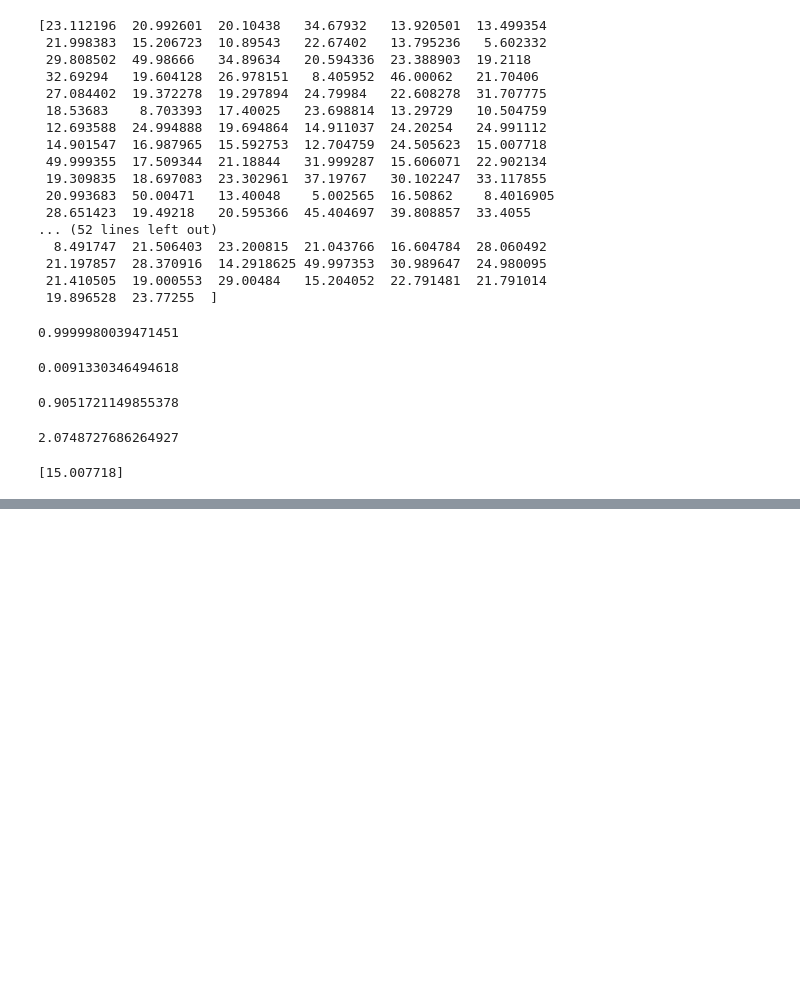
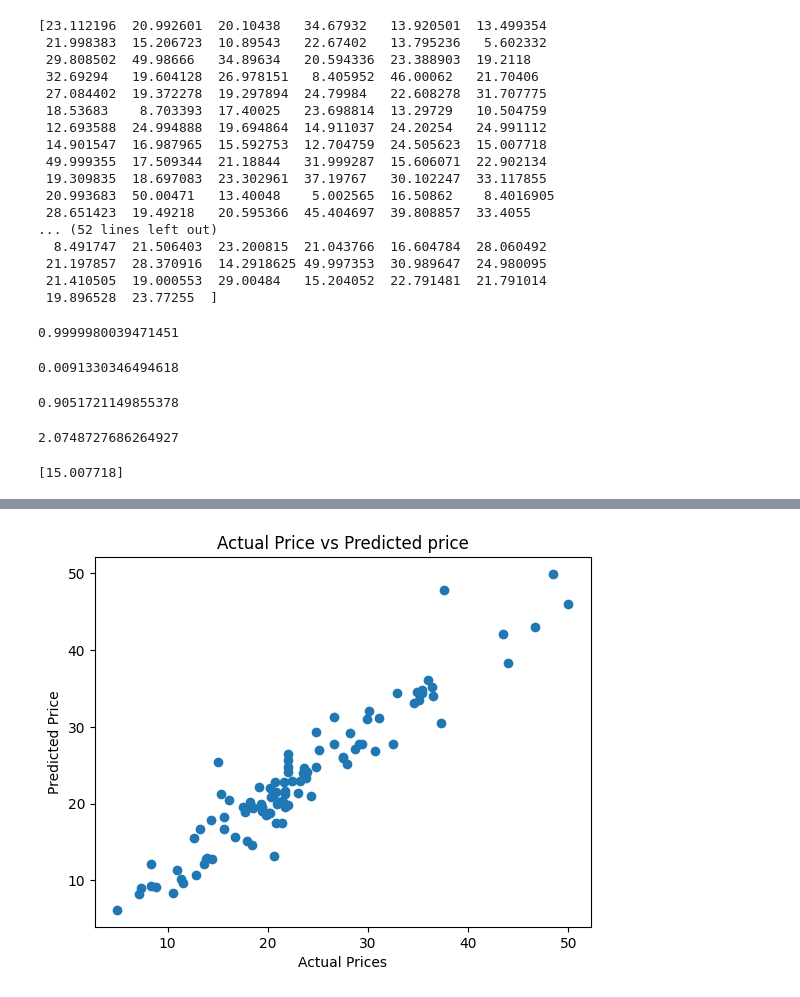
Before and after one commit to mldev2210/Machine-Learning-projects, a Jupyter notebook: HousingPrice_prediction.ipynb, the cells around one changed output, grey strips where cells are left out. Cells and saved outputs as stored; diff of their text form; code cells hidden in the pictures; blank space fills up the shorter version.

```diff
--- a/HousingPrice_prediction.ipynb
+++ b/HousingPrice_prediction.ipynb
@@ -272,0 +283,8 @@ print(x)
+# %%
+plt.scatter(Y_test,test_pred)
+plt.xlabel("Actual Prices")
+plt.ylabel("Predicted Price")
+plt.title("Actual Price vs Predicted price")
+plt.show()
+# %% [output]
+[figure, added]
```
Also changed, not shown: parts of 2 cells of this notebook.
